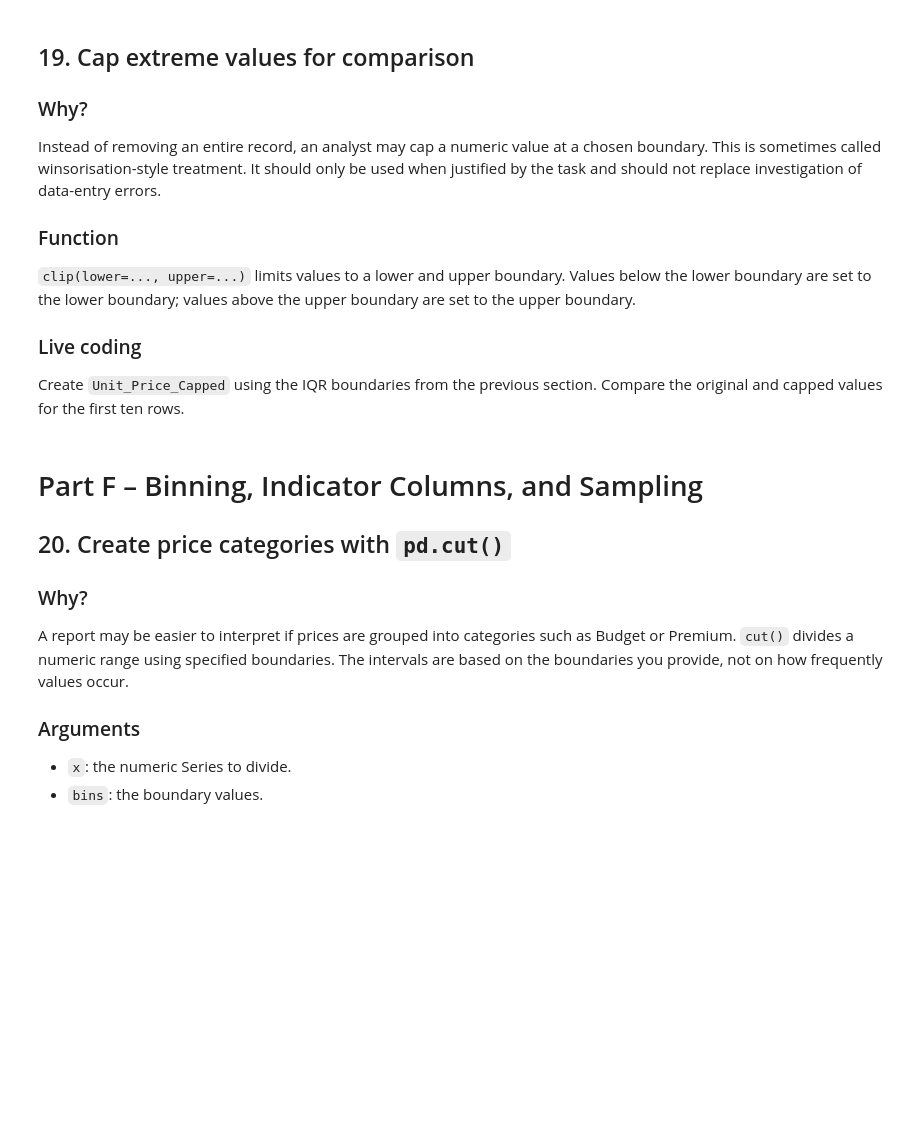
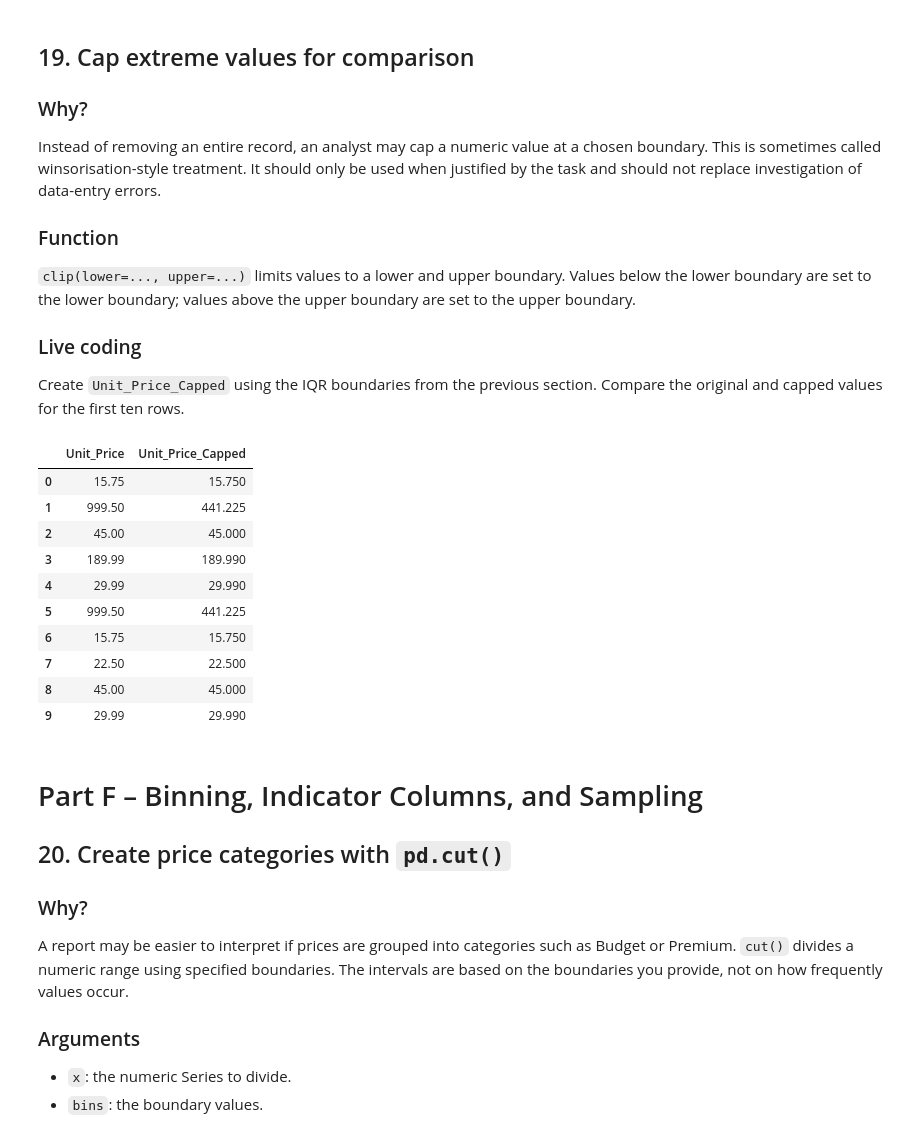
Before and after one commit to dev-attri5/DSV-lab-projects, a Jupyter notebook: BCSE1593_Data_Cleaning_and_Preparation_Self_Practice.ipynb, the cells around one changed output. Saved outputs shown, nothing was run; the diff lists cells and outputs as text; code cells hidden in the pictures; blank space fills up the shorter version.

```diff
--- a/BCSE1593_Data_Cleaning_and_Preparation_Self_Practice.ipynb
+++ b/BCSE1593_Data_Cleaning_and_Preparation_Self_Practice.ipynb
@@ -638,12 +688,18 @@ An outlier is a value that is unusually far from most observations. It may be a
 Calculate Q1, Q3, and IQR for `Unit_Price`. Find the lower and upper boundaries, then display rows outside these boundaries.
 # %%
 # Calculate Q1 and Q3
-
+unit_price_q1 = orders["Unit_Price"].quantile(0.25)
+unit_price_q3 = orders["Unit_Price"].quantile(0.75)
 
 # Calculate the IQR
-
+unit_price_IQR = unit_price_q3 - unit_price_q1
 
 # Calculate lower and upper boundaries
+unit_price_lower = unit_price_q1 - 1.5 * unit_price_IQR
+unit_price_upper = unit_price_q3 + 1.5 * unit_price_IQR
 
+# Select rows outside the boundaries
+unit_price_outliers = orders[(orders["Unit_Price"] < unit_price_lower) | (orders["Unit_Price"] > unit_price_upper)]
 
 # Display possible outlier rows
+print(unit_price_outliers)
@@ -666,9 +740,12 @@ The z-score tells us how far a value is from the mean in units of standard devia
 Calculate z-scores for `Unit_Price` and display rows with an absolute z-score greater than 3. Exclude missing values from the calculation.
 # %%
 # Calculate the z-score for Unit_Price
-
+unit_price_mean = orders["Unit_Price"].mean()
+unit_price_std = orders["Unit_Price"].std()
+orders["Unit_Price_Z"] = (orders["Unit_Price"] - unit_price_mean) / unit_price_std
 
 # Select rows where the absolute z-score is greater than 3
+unit_price_z_outliers = orders[abs(orders["Unit_Price_Z"]) > 3]
 # %% [markdown]
 ## 19. Cap extreme values for comparison
 
@@ -685,9 +762,23 @@ Instead of removing an entire record, an analyst may cap a numeric value at a ch
 Create `Unit_Price_Capped` using the IQR boundaries from the previous section. Compare the original and capped values for the first ten rows.
 # %%
 # Cap Unit_Price using the lower and upper IQR boundaries
-
+unit_price_capped = orders["Unit_Price"].clip(lower=unit_price_lower, upper=unit_price_upper)
+orders["Unit_Price_Capped"] = unit_price_capped
 
 # Compare original and capped prices
+orders[["Unit_Price", "Unit_Price_Capped"]].head(10)
+# %% [output]
+|  | Unit_Price | Unit_Price_Capped |
+| 0 | 15.75 | 15.750 |
+| 1 | 999.50 | 441.225 |
+| 2 | 45.00 | 45.000 |
+| 3 | 189.99 | 189.990 |
+| 4 | 29.99 | 29.990 |
+| 5 | 999.50 | 441.225 |
+| 6 | 15.75 | 15.750 |
+| 7 | 22.50 | 22.500 |
+| 8 | 45.00 | 45.000 |
+| 9 | 29.99 | 29.990 |
 # %% [markdown]
 # Part F – Binning, Indicator Columns, and Sampling
 
```
Also changed, not shown: parts of 40 cells of this notebook.
